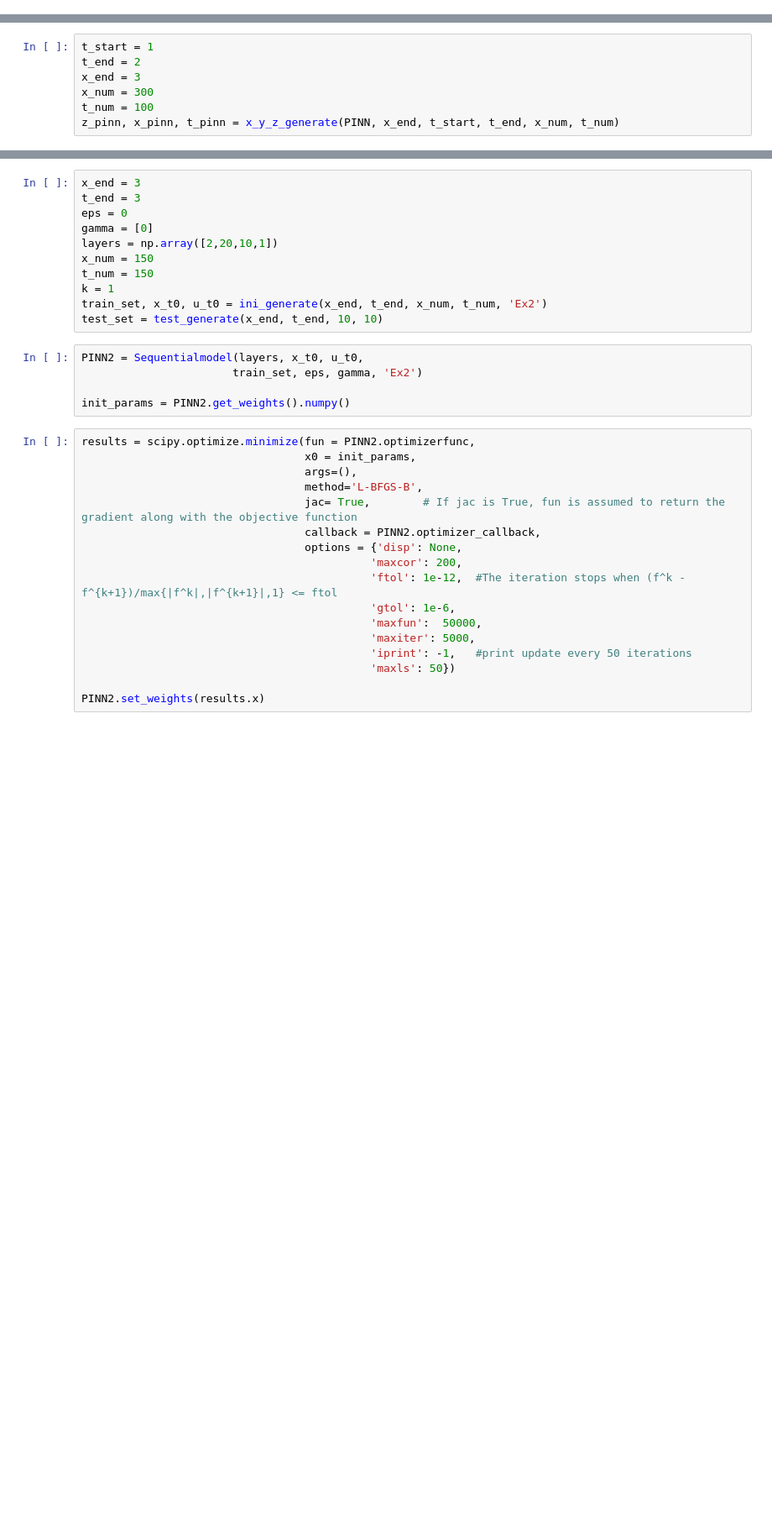
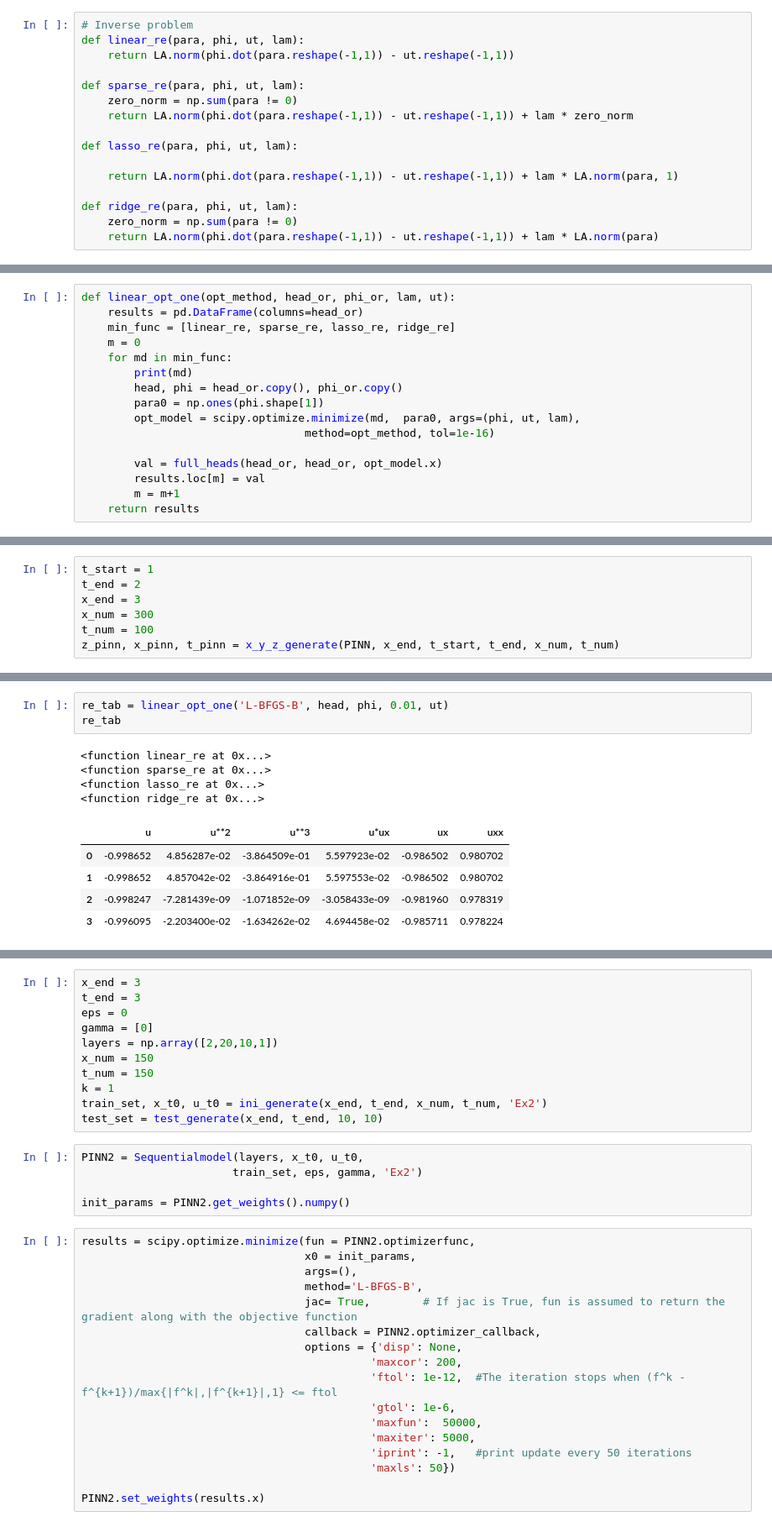
Before and after one commit to zhixuan1994/Optimization-Machine-learning-Applied-Inverse-PDEs, a Jupyter notebook: chapter 5/Chapter5_2.ipynb, the cells around one changed output, grey strips where cells are left out. Shown at 84% size. Cells and saved outputs as stored; diff of their text form; blank space fills up the shorter version.

```diff
--- a/chapter 5/Chapter5_2.ipynb
+++ b/chapter 5/Chapter5_2.ipynb
@@ -198 +193,17 @@ def optimize_linear(para, phi, ut, lam):
+# %%
+# Inverse problem
+def linear_re(para, phi, ut, lam):
+    return LA.norm(phi.dot(para.reshape(-1,1)) - ut.reshape(-1,1))
+
+def sparse_re(para, phi, ut, lam):
+    zero_norm = np.sum(para != 0)
+    return LA.norm(phi.dot(para.reshape(-1,1)) - ut.reshape(-1,1)) + lam * zero_norm
+
+def lasso_re(para, phi, ut, lam):
+
+    return LA.norm(phi.dot(para.reshape(-1,1)) - ut.reshape(-1,1)) + lam * LA.norm(para, 1)
+
+def ridge_re(para, phi, ut, lam):
+    zero_norm = np.sum(para != 0)
+    return LA.norm(phi.dot(para.reshape(-1,1)) - ut.reshape(-1,1)) + lam * LA.norm(para)
 # %%
@@ -297,6 +259,22 @@ def linear_opt_main(Ridge_alpha, lasso_alpha, opt_method, split_num, head_or, ph
         results.loc[m] = val
         m += 1
     return results
+# %%
+def linear_opt_one(opt_method, head_or, phi_or, lam, ut):
+    results = pd.DataFrame(columns=head_or)
+    min_func = [linear_re, sparse_re, lasso_re, ridge_re]
+    m = 0
+    for md in min_func:
+        print(md)
+        head, phi = head_or.copy(), phi_or.copy()
+        para0 = np.ones(phi.shape[1])
+        opt_model = scipy.optimize.minimize(md,  para0, args=(phi, ut, lam),
+                                  method=opt_method, tol=1e-16)
+
+        val = full_heads(head_or, head_or, opt_model.x)
+        results.loc[m] = val
+        m = m+1
+    return results
 # %%
 def Phi_u(u, ux, uxx, ut, utt):
     u = u.reshape(-1,1)
@@ -525,0 +512,13 @@ ARDRegression()
+# %%
+re_tab = linear_opt_one('L-BFGS-B', head, phi, 0.01, ut)
+re_tab
+# %% [output]
+<function linear_re at 0x...>
+<function sparse_re at 0x...>
+<function lasso_re at 0x...>
+<function ridge_re at 0x...>
+|  | u | u**2 | u**3 | u*ux | ux | uxx |
+| 0 | -0.998652 | 4.856287e-02 | -3.864509e-01 | 5.597923e-02 | -0.986502 | 0.980702 |
+| 1 | -0.998652 | 4.857042e-02 | -3.864916e-01 | 5.597553e-02 | -0.986502 | 0.980702 |
+| 2 | -0.998247 | -7.281439e-09 | -1.071852e-09 | -3.058433e-09 | -0.981960 | 0.978319 |
+| 3 | -0.996095 | -2.203400e-02 | -1.634262e-02 | 4.694458e-02 | -0.985711 | 0.978224 |
```
Also changed, not shown: parts of 36 cells of this notebook, 1 other file.
